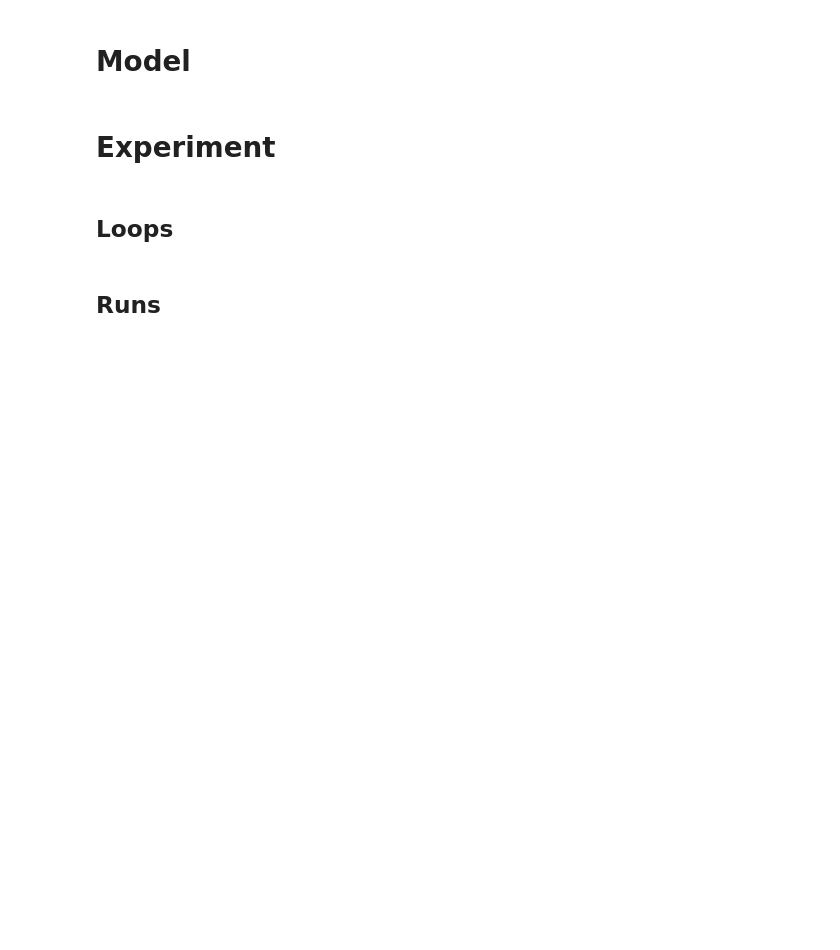
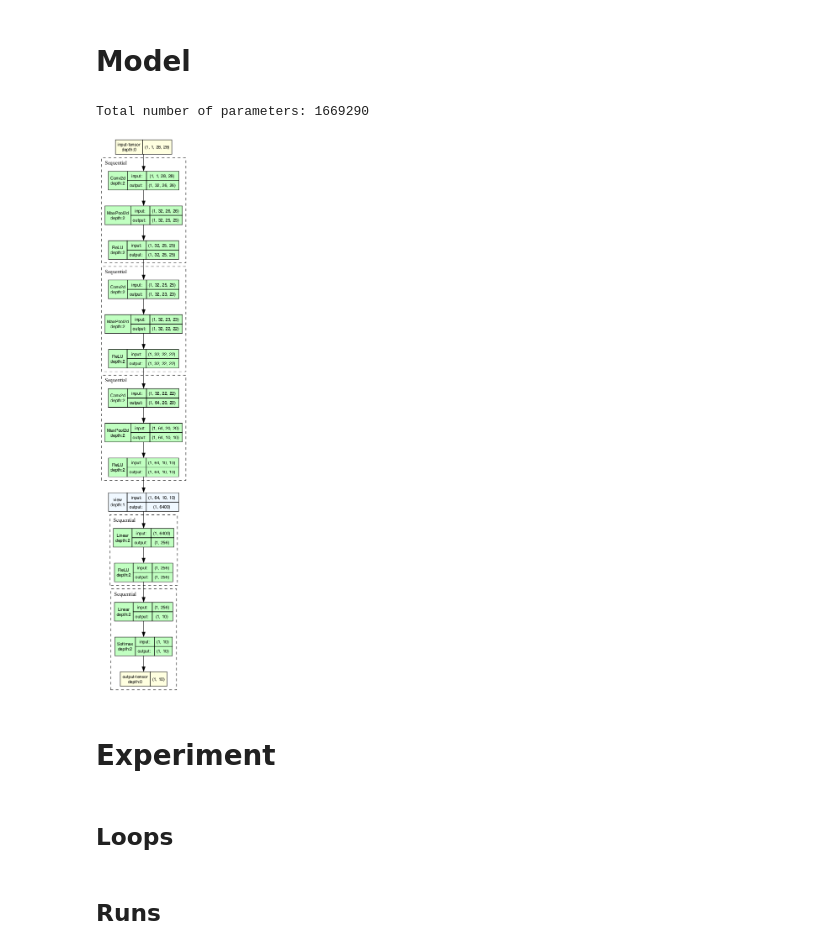
Before and after one commit to alessandro1802/machine-learning-theory, a Jupyter notebook: main.ipynb, the cells around one changed output. Saved outputs shown, nothing was run; the diff lists cells and outputs as text; code cells hidden in the pictures; blank space fills up the shorter version.

```diff
--- a/main.ipynb
+++ b/main.ipynb
@@ -76,4 +97,14 @@ class ConvolutionalNeuralNetwork(nn.Module):
         x = self.fc1(x)
         logits = self.fc2(x)
         return logits
+# %%
+model_parameters = filter(lambda p: p.requires_grad, ConvolutionalNeuralNetwork().parameters())
+params = sum([np.prod(p.size()) for p in model_parameters])
+print(f"Total number of parameters: {params}")
+
+model_graph = draw_graph(ConvolutionalNeuralNetwork(), input_size=(1, 1, 28, 28), expand_nested=True)
+model_graph.visual_graph
+# %% [output]
+Total number of parameters: 1669290
+[figure, added]
 # %% [markdown]
```
Also changed, not shown: parts of 3 cells of this notebook, 2 other files.
